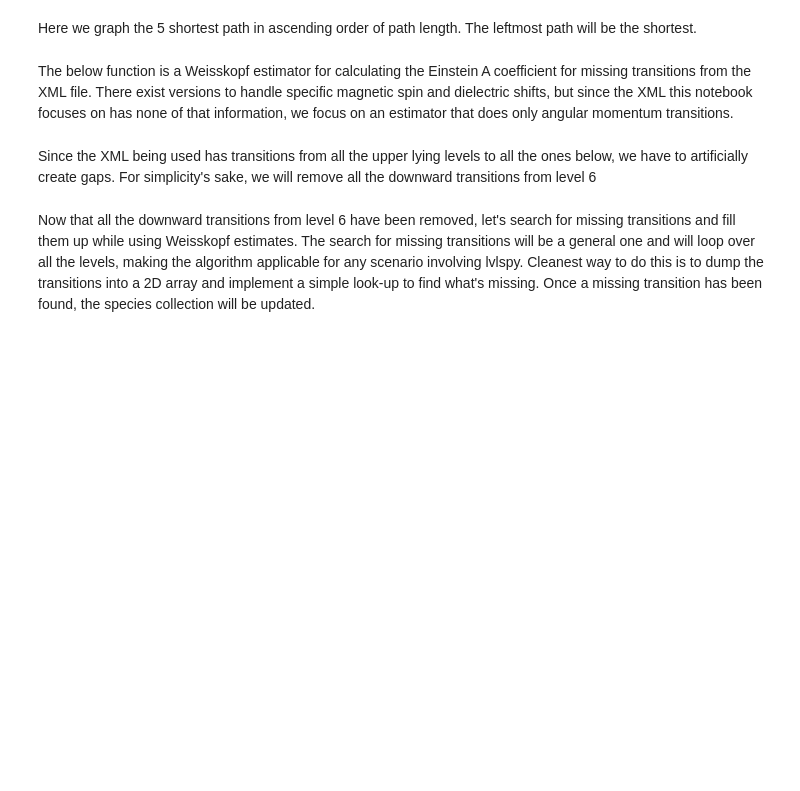
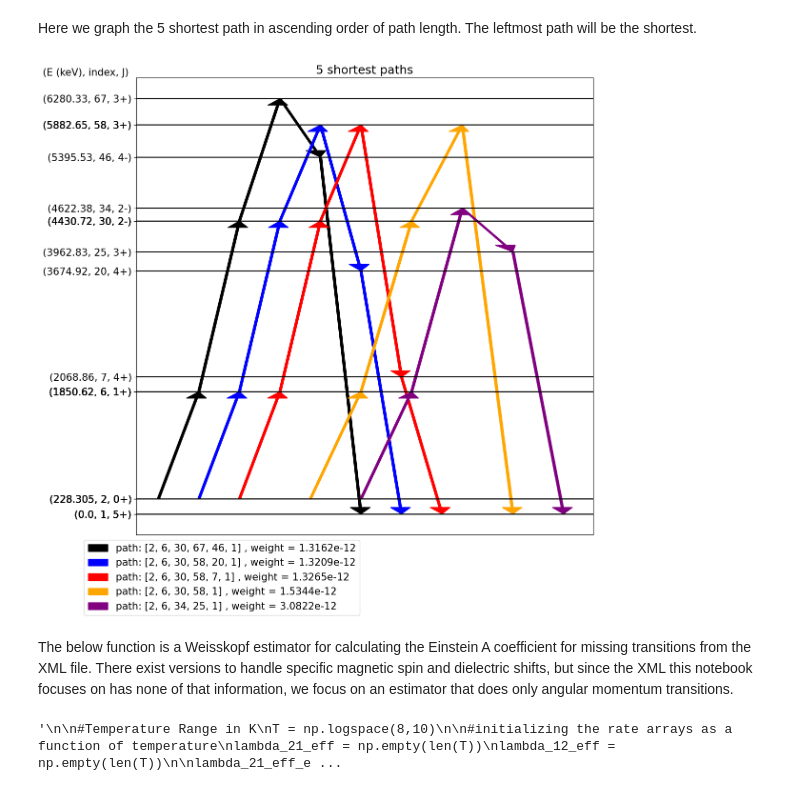
Before and after one commit to jaadt7/lvlspy_app, a Jupyter notebook: notebook.ipynb, the cells around one changed output. Cells and saved outputs as stored; diff of their text form; code cells hidden in the pictures; blank space fills up the shorter version.

Commit message:
test features

```diff
--- a/notebook.ipynb
+++ b/notebook.ipynb
@@ -257,8 +379,8 @@ Here we import our XML containing the level data pertaining to $^{26}\mathrm{Al}
 # %%
 #setup the collection array to read the xml and load the al26 data
 new_coll = lc.SpColl()
-new_coll.update_from_xml(io.BytesIO(requests.get('https://osf.io/dqzs9/download').content))#loading the XML straight from OSF if on cloud service
-#new_coll.update_from_xml('al26_22_level.xml')
+#new_coll.update_from_xml(io.BytesIO(requests.get('https://osf.io/dqzs9/download').content))#loading the XML straight from OSF if on cloud service
+new_coll.update_from_xml('nuc_data_test.xml')
 '''
 uncomment the above the line if you wish to run of local hardware or wish yo use your own generated xml
 just make sure to replace the file name
@@ -267,0 +392,7 @@ sp = new_coll.get()['al26'] #species name
+# %%
+A = 26 #since we are using AL26
+update_transition_list(sp,A)
+
+rm = sp.compute_rate_matrix(10**8)
+for i in range(len(rm)):
+    print(str(rm[i,:]) + '\n')
@@ -583,7 +838,7 @@ plt.show()
 Here we graph the 5 shortest path in ascending order of path length. The leftmost path will be the shortest.
 # %%
 #graphing the 5 shortest paths based on weight
-plt.figure(figsize = (20,20))
+plt.figure(figsize = (12,12))
 plt.rcParams['font.size'] = 15
 
 tick_labels = []
@@ -601,35 +856,37 @@ for j,(path,weight) in enumerate(shortest_paths):
 
         #to avoid line and label duplicates in the plot
         if '('+str(energy) + ', '+str(en+1)+', '+str(J) +')' not in tick_labels:
 
             plt.axhline(y = energy,color = 'black')
-            tick_labels.append('('+str(energy) + ', '+str(en+1)+', '+str(J) +')')
+            tick_labels.append('('+str(energy) + ', '+str(en+1)+', '+str(J)+levs[path[i]].get_properties()['parity']+')')
             tick_values.append(energy)
 
 
 
     for i in range(n_path-1):
         en_f = levs[path[i+1]].get_energy()
         en_i = levs[path[i]].get_energy()
         delta_E =  en_f - en_i
 
         if i != n_path-2:
             plot_legend.append(path[i] + 1)
             plt.arrow((i+j)/(n_path-1),en_i,1/(n_path - 1),delta_E,color = colors[j],width = 0.0125,length_includes_head = True,
                     head_length = 100,head_width = 0.1)
         else:
             plot_legend.append(path[i] + 1)
             plot_legend.append(path[i+1] + 1)
             plt.arrow((i+j)/(n_path-1),en_i,1/(n_path - 1),delta_E,color = colors[j],width = 0.0125,length_includes_head = True,
-                    head_length = 100,head_width = 0.1,label = 'path: '+str(plot_legend)+' , weight = '+str(weight))
+                    head_length = 100,head_width = 0.1,label = 'path: '+str(plot_legend)+' , weight = %3.4e'%(weight))
 
 plt.yticks(ticks = tick_values,labels = tick_labels)
 plt.tick_params(axis = 'x', which ='both',bottom = False, top = False,labelbottom = False)
 
 plt.ylabel('(E (keV), index, J)',ha = 'left', y = 1, rotation = 0,labelpad = 0)
 plt.title('5 shortest paths')
-plt.legend(bbox_to_anchor=(1,0.5))
+plt.legend(bbox_to_anchor=(0.5,0))
 plt.tight_layout()
 plt.show()
+# %% [output]
+[figure, added]
 # %% [markdown]
 The below function is a Weisskopf estimator for calculating the Einstein A coefficient for missing transitions from the XML file. There exist versions to handle specific magnetic spin and dielectric shifts, but since the XML this notebook focuses on has none of that information, we focus on an estimator that does only angular momentum transitions.
@@ -718,2 +892,0 @@ def weisskopf_estimate(E_i, E_f, J_i, J_f,P_i,P_f, A):
-# %% [markdown]
-Since the XML being used has transitions from all the upper lying levels to all the ones below, we have to artificially create gaps. For simplicity's sake, we will remove all the downward transitions from level 6
@@ -739,2 +893,24 @@ for t in range(len(tran_remove)):
-# %% [markdown]
-Now that all the downward transitions from level 6 have been removed, let's search for missing transitions and fill them up while using Weisskopf estimates. The search for missing transitions will be a general one and will loop over all the levels, making the algorithm applicable for any scenario involving lvlspy. Cleanest way to do this is to dump the transitions into a 2D array and implement a simple look-up to find what's missing. Once a missing transition has been found, the species collection will be updated.
+# %%
+
+'''
+
+#Temperature Range in K
+T = np.logspace(8,10)
+
+#initializing the rate arrays as a function of temperature
+lambda_21_eff = np.empty(len(T))
+lambda_12_eff = np.empty(len(T))
+
+lambda_21_eff_en = np.empty(len(T))
+lambda_12_eff_en = np.empty(len(T))
+
+#Calculating the effective transition rates
+for i,t in enumerate(T):
+    print(i)
+    lambda_12_eff[i],lambda_21_eff[i] = lambda_effective(T[i],sp)
+    lambda_12_eff_en[i],lambda_21_eff_en[i] = lambda_effective(T[i],al26_ensdf)
+
+
+'''
+# %% [output]
+'\n\n#Temperature Range in K\nT = np.logspace(8,10)\n\n#initializing the rate arrays as a function of temperature\nlambda_21_eff = np.empty(len(T))\nlambda_12_eff = np.empty(len(T))\n\nlambda_21_eff_e ...
```
Also changed, not shown: parts of 30 cells of this notebook.
